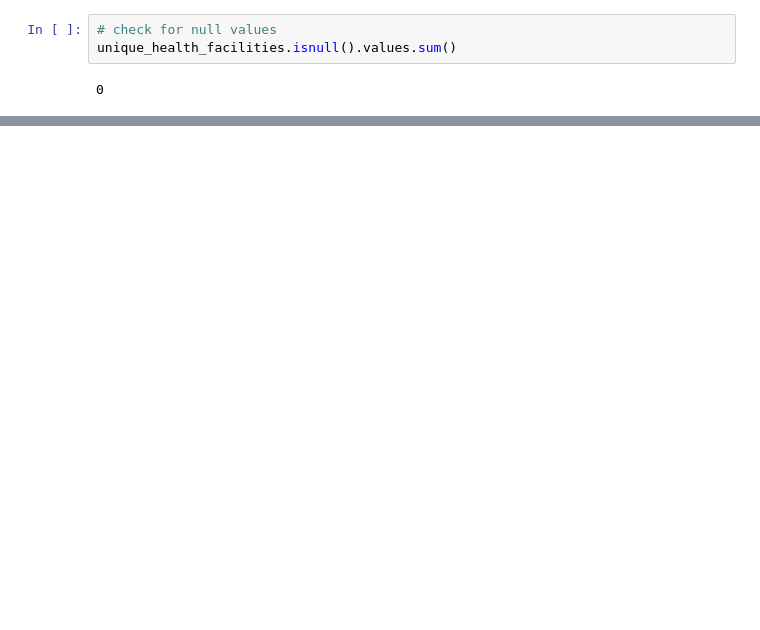
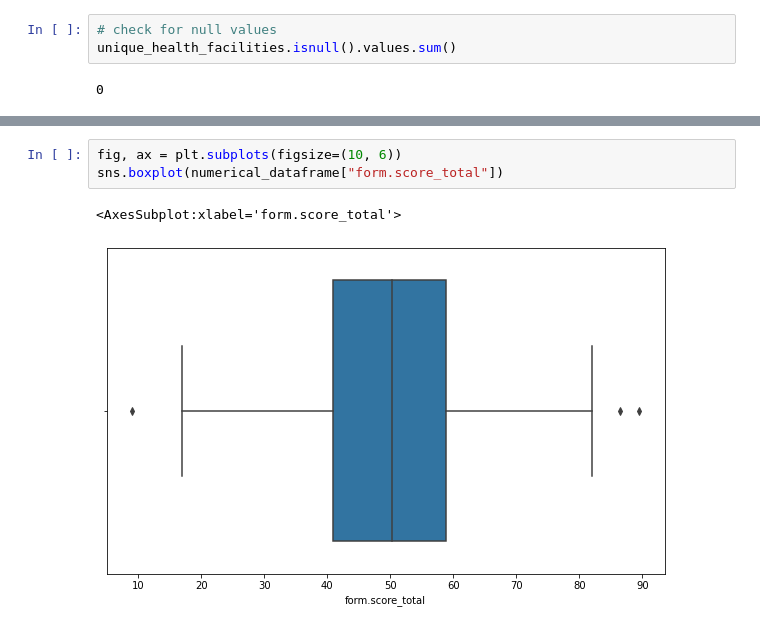
Before and after one commit to Kinjuriu/Health_Facility_Assesment, a Jupyter notebook: AssesmentOne.ipynb, the cells around one changed output, grey strips where cells are left out. Saved outputs shown, nothing was run; the diff lists cells and outputs as text; blank space fills up the shorter version.

```diff
--- a/AssesmentOne.ipynb
+++ b/AssesmentOne.ipynb
@@ -334,0 +467,6 @@ unique_health_facilities.isnull().values.sum()
+# %%
+fig, ax = plt.subplots(figsize=(10, 6))
+sns.boxplot(numerical_dataframe["form.score_total"])
+# %% [output]
+<AxesSubplot:xlabel='form.score_total'>
+[figure, added]
```
Also changed, not shown: parts of 36 cells of this notebook, 8 other files.
